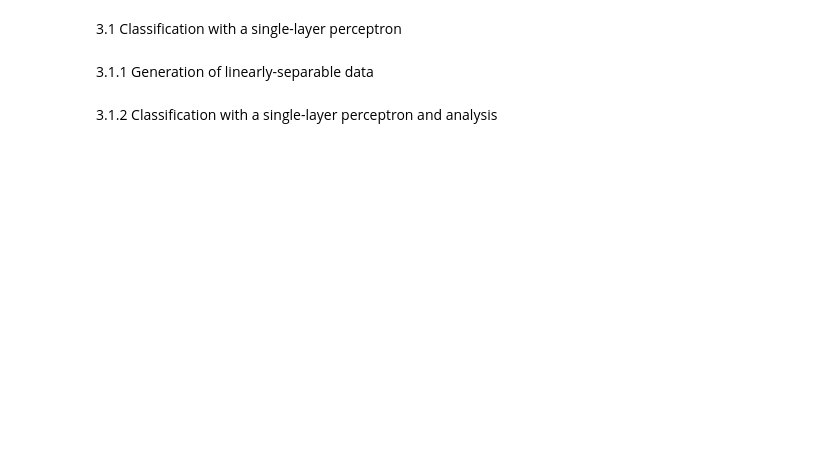
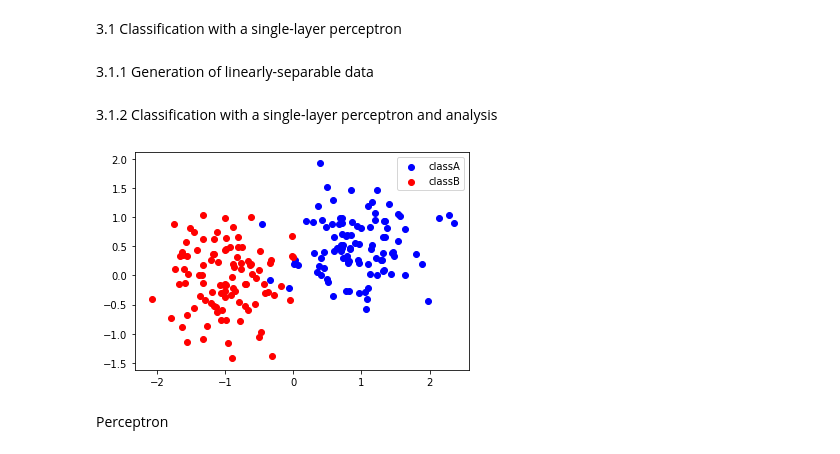
Before and after one commit to physics31415926/DD2437_ANN, a Jupyter notebook: Lab1/3_1.ipynb, the cells around one changed output. Drawn from its saved outputs; the diff is of its cells as text; code cells hidden in the pictures; blank space fills up the shorter version.

```diff
--- a/Lab1/3_1.ipynb
+++ b/Lab1/3_1.ipynb
@@ -16,2 +28,12 @@ classB = np.random.multivariate_normal(mB,sigmaB*sigmaB*cov,n)
 # %% [markdown]
 3.1.2 Classification with a single-layer perceptron and analysis
+# %%
+# show the data
+plt.scatter([p[0] for p in classA], [p[1] for p in classA], c='blue', label='classA')
+plt.scatter([p[0] for p in classB], [p[1] for p in classB], c='red', label='classB')
+plt.legend()
+plt.show()
+# %% [output]
+[figure, added]
+# %% [markdown]
+Perceptron
```
Also changed, not shown: parts of 9 cells of this notebook.
